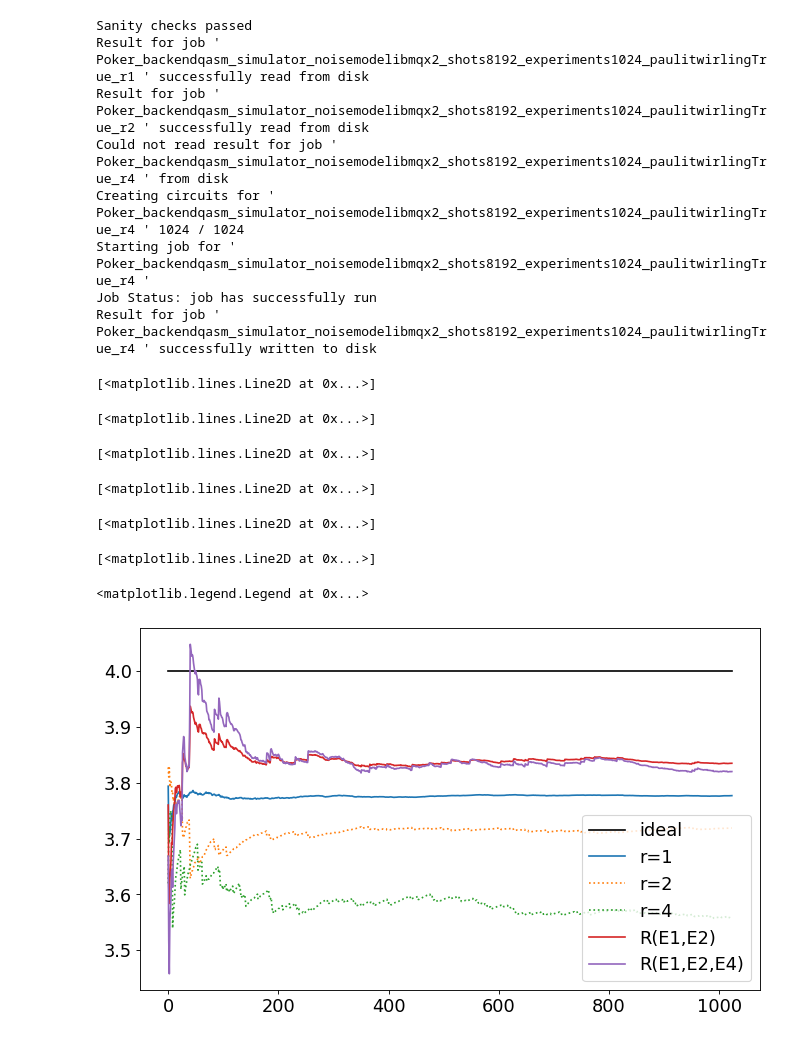
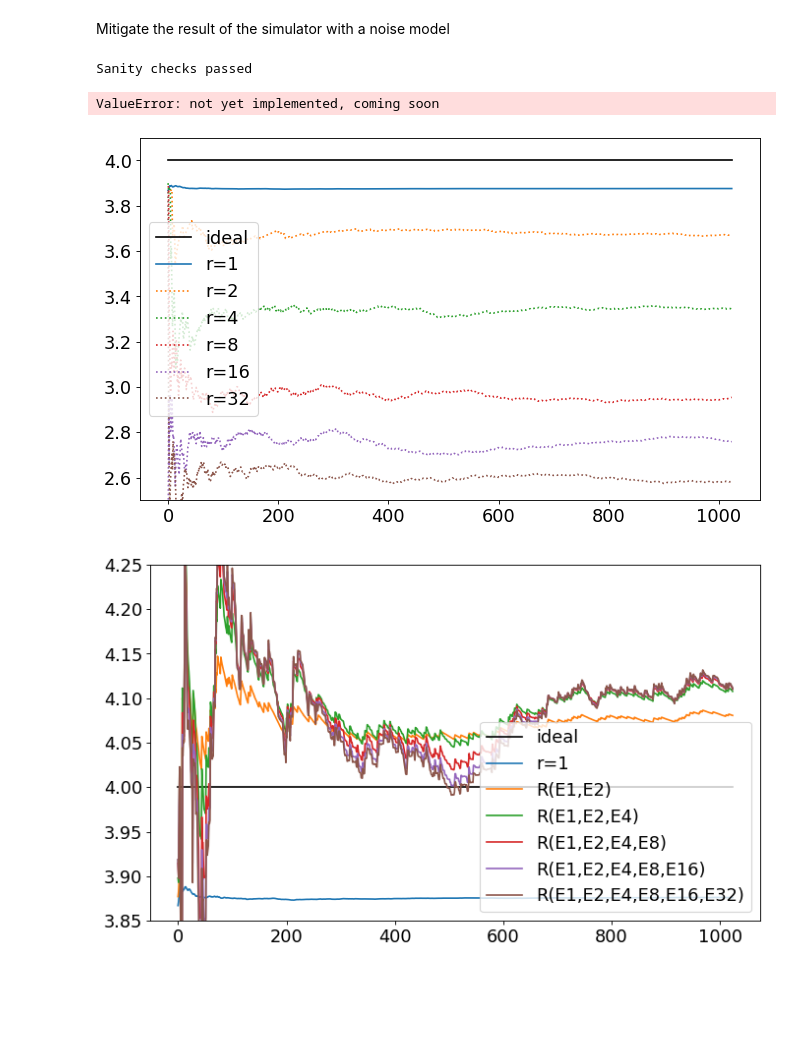
Before and after one commit to OpenQuantumComputing/error_mitigation, a Jupyter notebook: Quantum Poker, Max's circuit.ipynb, the cells around one changed output. Drawn from its saved outputs; the diff is of its cells as text; code cells hidden in the pictures; blank space fills up the shorter version.

```diff
--- a/Quantum Poker, Max's circuit.ipynb
+++ b/Quantum Poker, Max's circuit.ipynb
@@ -106,9 +119,14 @@ def expectationValue(results, myfilter=None):
             for key in binresfilt:
                 E[item] += numones[int(str(key),2)]*binresfilt[key]/shots
     return E
+# %% [markdown]
+Mitigate the result of the simulator with a noise model
 # %%
-R,E_dict,E_av_dict,max_depth_dict,mean_depth_dict,max_depth_transpiled_dict,mean_depth_transpiled_dict =\
-mitigate(get_maxs_poker_circuit(), [1,2,4],\
+R,E_dict,E_av_dict,\
+max_depth_dict,mean_depth_dict,\
+max_depth_transpiled_dict,mean_depth_transpiled_dict,\
+bn=\
+mitigate(get_maxs_poker_circuit(), [1,2,4,8,16,32],\
              expectationValue,\
              backends_dict[backendname_sim], \
              "Poker", cx_error_maps_dict[backendname_x2],\
@@ -117,38 +135,61 @@ mitigate(get_maxs_poker_circuit(), [1,2,4],\
              noisemodels_dict[backendname_x2],\
              basis_gates_dict[backendname_x2],\
              )
+print("Expectation value without error mitigation E = ",E_av_dict[bn+"_r1"][-1][0])
+print("Expectation value with error mitigation E = ",R[-1][0])
 # %% [output]
 Sanity checks passed
-Result for job ' Poker_backendqasm_simulator_noisemodelibmqx2_shots8192_experiments1024_paulitwirlingTrue_r1 ' successfully read from disk
-Result for job ' Poker_backendqasm_simulator_noisemodelibmqx2_shots8192_experiments1024_paulitwirlingTrue_r2 ' successfully read from disk
-Could not read result for job ' Poker_backendqasm_simulator_noisemodelibmqx2_shots8192_experiments1024_paulitwirlingTrue_r4 ' from disk
-Creating circuits for ' Poker_backendqasm_simulator_noisemodelibmqx2_shots8192_experiments1024_paulitwirlingTrue_r4 ' 1024 / 1024
-Starting job for ' Poker_backendqasm_simulator_noisemodelibmqx2_shots8192_experiments1024_paulitwirlingTrue_r4 '
-Job Status: job has successfully run
-Result for job ' Poker_backendqasm_simulator_noisemodelibmqx2_shots8192_experiments1024_paulitwirlingTrue_r4 ' successfully written to disk
+ValueError: not yet implemented, coming soon
-# %%
-bn="Poker_backendqasm_simulator_noisemodelibmqx2_shots8192_experiments1024_paulitwirlingTrue_r"
 # %%
 font = {'size' : 16}
 pl.matplotlib.rc('font', **font);
 f = pl.figure(figsize=(10, 6), dpi= 80, facecolor='w', edgecolor='k');
-pl.plot(4+0*E_av_dict[bn+"1"],'k',label='ideal')
-pl.plot(E_av_dict[bn+"1"],label='r=1')
-pl.plot(E_av_dict[bn+"2"],':',label='r=2')
-pl.plot(E_av_dict[bn+"4"],':',label='r=4')
-R12=Richardson_extrapolate(np.array([E_av_dict[bn+"1"], E_av_dict[bn+"2"]]),np.array([1,2]))
+pl.plot(4+0*E_av_dict[bn+"_r1"],'k',label='ideal')
+pl.plot(E_av_dict[bn+"_r1"],label='r=1')
+pl.plot(E_av_dict[bn+"_r2"],':',label='r=2')
+pl.plot(E_av_dict[bn+"_r4"],':',label='r=4')
+pl.plot(E_av_dict[bn+"_r8"],':',label='r=8')
+pl.plot(E_av_dict[bn+"_r16"],':',label='r=16')
+pl.plot(E_av_dict[bn+"_r32"],':',label='r=32')
+pl.ylim(2.5,4.1)
+pl.legend();
+
+f = pl.figure(figsize=(10, 6), dpi= 80, facecolor='w', edgecolor='k');
+pl.plot(4+0*E_av_dict[bn+"_r1"],'k',label='ideal')
+pl.plot(E_av_dict[bn+"_r1"],label='r=1')
+
+R12=Richardson_extrapolate(np.array([E_av_dict[bn+"_r1"],\
+                                     E_av_dict[bn+"_r2"]]),\
+                           np.array([1,2]))
 pl.plot(R12[0],label='R(E1,E2)')
-pl.plot(R,label='R(E1,E2,E4)')
-pl.legend()
+
+R124=Richardson_extrapolate(np.array([E_av_dict[bn+"_r1"],\
+                                     E_av_dict[bn+"_r2"],\
+                                     E_av_dict[bn+"_r4"]]),\
+                           np.array([1,2,4]))
+pl.plot(R124[0],label='R(E1,E2,E4)')
+
+R1248=Richardson_extrapolate(np.array([E_av_dict[bn+"_r1"],\
+                                     E_av_dict[bn+"_r2"],\
+                                     E_av_dict[bn+"_r4"],\
+                                     E_av_dict[bn+"_r8"]]),\
+                           np.array([1,2,4,8]))
+pl.plot(R1248[0],label='R(E1,E2,E4,E8)')
+
+R124816=Richardson_extrapolate(np.array([E_av_dict[bn+"_r1"],\
+                                     E_av_dict[bn+"_r2"],\
+                                     E_av_dict[bn+"_r4"],\
+                                     E_av_dict[bn+"_r8"],\
+                                     E_av_dict[bn+"_r16"]]),\
+                           np.array([1,2,4,8,16]))
+pl.plot(R124816[0],label='R(E1,E2,E4,E8,E16)')
+
+pl.plot(R,label='R(E1,E2,E4,E8,E16,E32)')
+pl.ylim(3.85,4.25)
+pl.legend();
 # %% [output]
-[<matplotlib.lines.Line2D at 0x...>]
-[<matplotlib.lines.Line2D at 0x...>]
-[<matplotlib.lines.Line2D at 0x...>]
-[<matplotlib.lines.Line2D at 0x...>]
-[<matplotlib.lines.Line2D at 0x...>]
-[<matplotlib.lines.Line2D at 0x...>]
-<matplotlib.legend.Legend at 0x...>
-[figure, old version]
+[figure, new version]
+[figure, added]
 # %%
 xmin=0.95
 numbins=100
```
Also changed, not shown: parts of 15 cells of this notebook, 30 other files.
